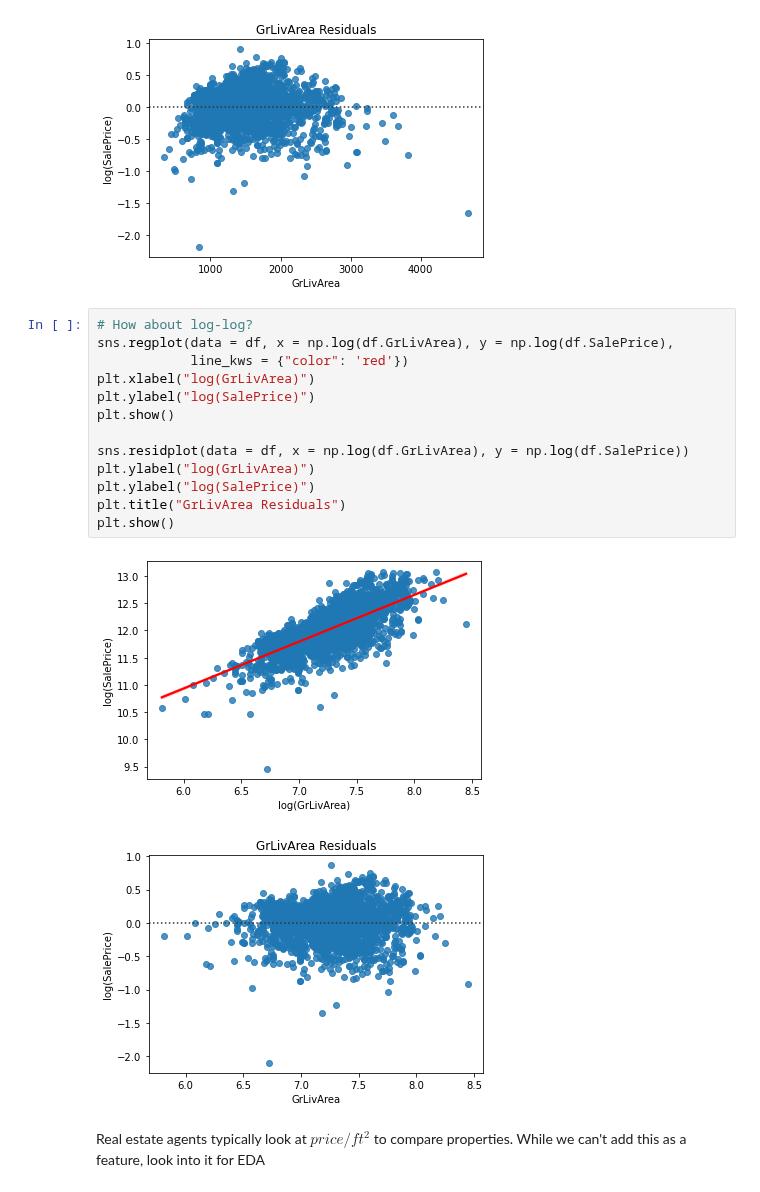
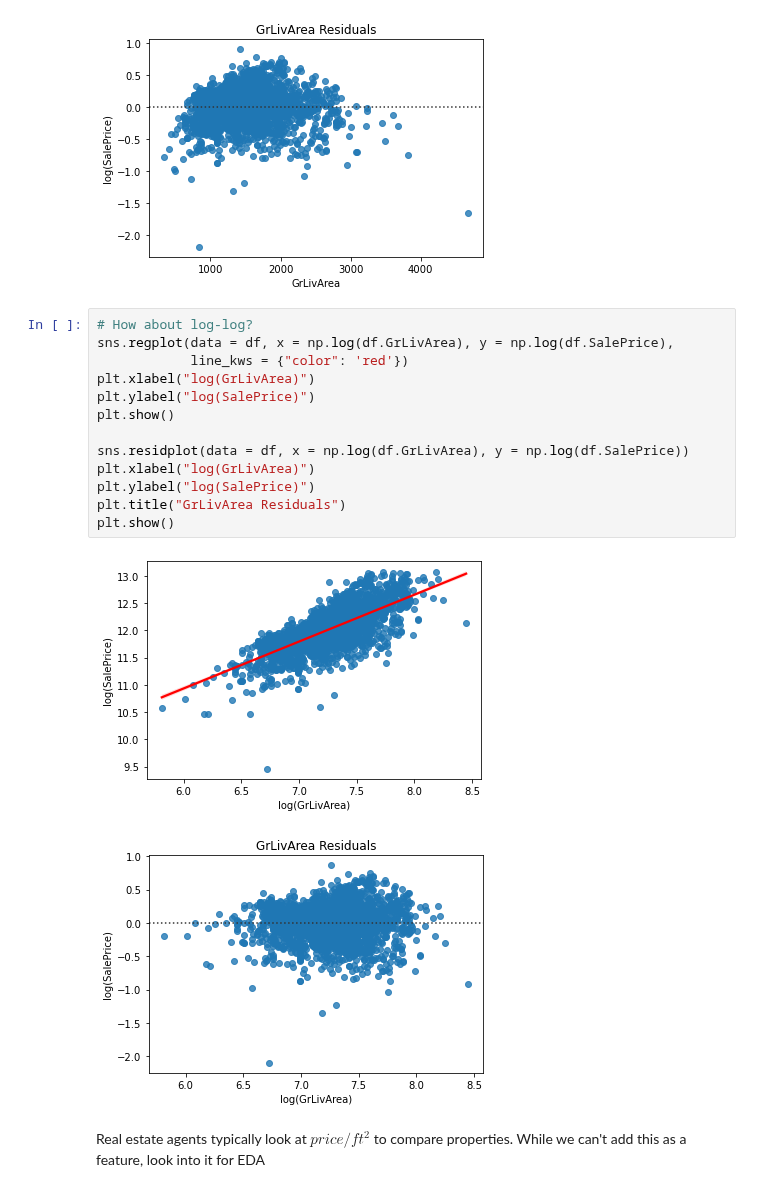
Before and after one commit to rishigoutam/ames-iowa, a Jupyter notebook: rishi/eda.ipynb, the cells around one changed output. Drawn from its saved outputs; the diff is of its cells as text.

Commit message:
fix log-log xlabel

```diff
--- a/rishi/eda.ipynb
+++ b/rishi/eda.ipynb
@@ -461,19 +461,19 @@ plt.show()
 # %%
 # How about log-log?
 sns.regplot(data = df, x = np.log(df.GrLivArea), y = np.log(df.SalePrice),
             line_kws = {"color": 'red'})
 plt.xlabel("log(GrLivArea)")
 plt.ylabel("log(SalePrice)")
 plt.show()
 
 sns.residplot(data = df, x = np.log(df.GrLivArea), y = np.log(df.SalePrice))
-plt.ylabel("log(GrLivArea)")
+plt.xlabel("log(GrLivArea)")
 plt.ylabel("log(SalePrice)")
 plt.title("GrLivArea Residuals")
 plt.show()
 # %% [output]
 [figure]
-[figure, old version]
+[figure, new version]
 # %% [markdown]
 Real estate agents typically look at $price/ft^2$ to compare properties.
 While we can't add this as a feature, look into it for EDA
```
